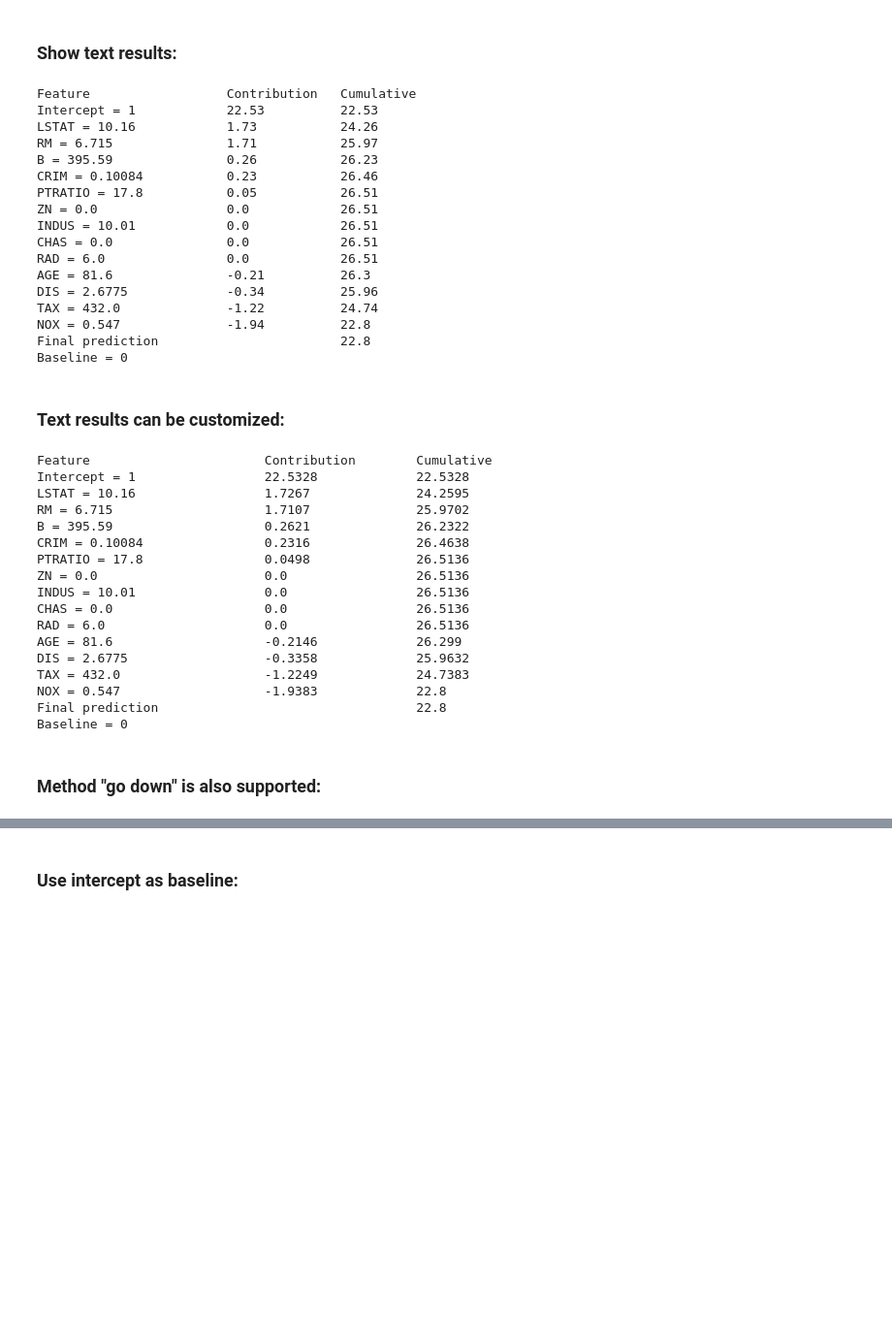
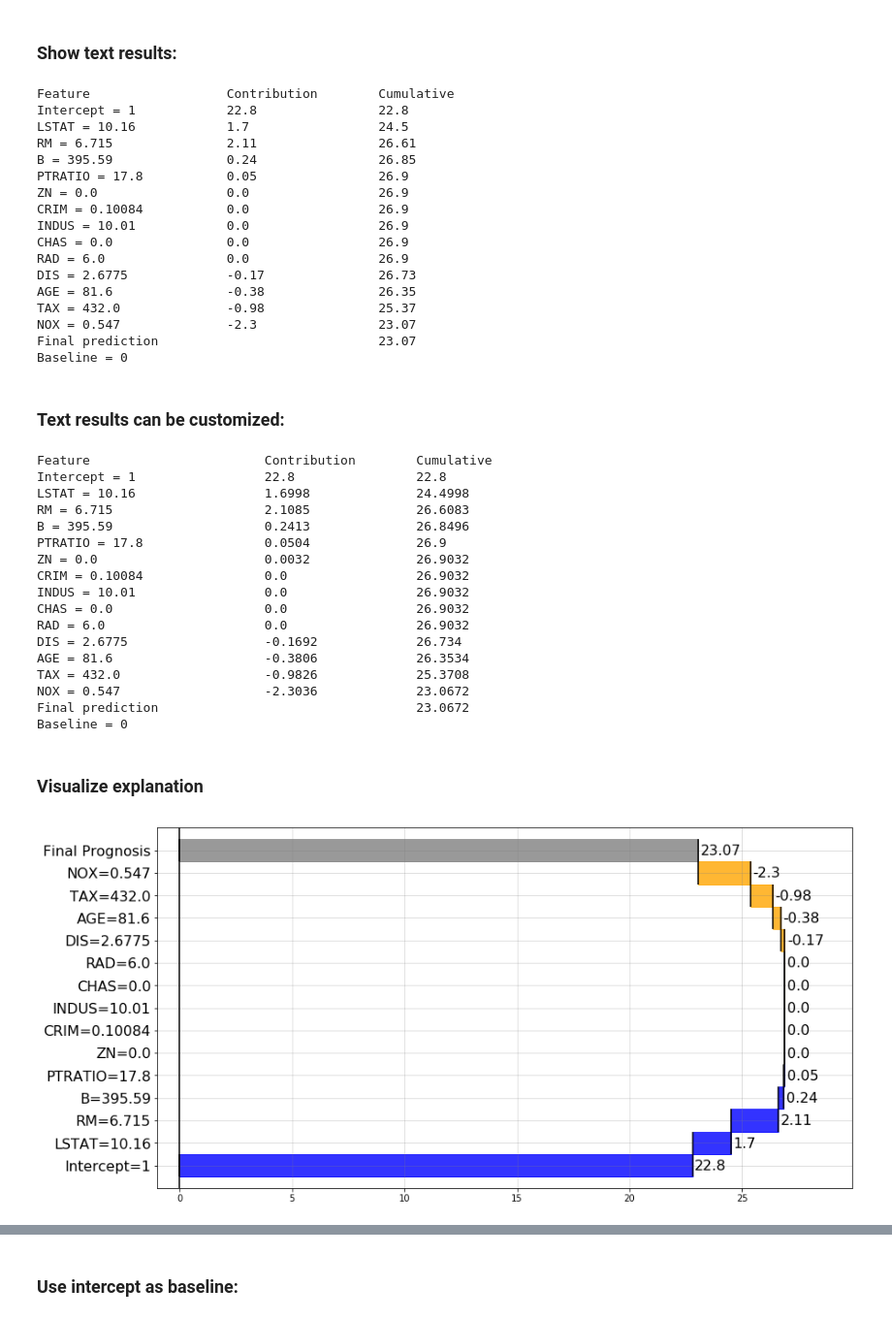
Before and after one commit to MI2DataLab/pyBreakDown, a Jupyter notebook: README.ipynb, the cells around one changed output, grey strips where cells are left out. Shown at 97% size. Drawn from its saved outputs; the diff is of its cells as text; code cells hidden in the pictures; blank space fills up the shorter version.

Commit message:
visualization functionalities

```diff
--- a/README.ipynb
+++ b/README.ipynb
@@ -19,36 +18,36 @@ Train any sklearn model
 # %%
 from sklearn import tree
 clf = tree.DecisionTreeRegressor()
-clf = clf.fit(data, x.target)
+clf = clf.fit(x.data, x.target)
 # %% [markdown]
 ### Create explainer object
 # %%
-explainer = e.Explainer(clf, x.feature_names)
+explainer = e.Explainer(clf, x.data, x.feature_names)
 # %% [markdown]
 ### Explain using "go up" method:
 # %%
-exp = explainer.explain(observation=data[111,:], data=data, direction="up", baseline=0)
+exp = explainer.explain(observation=x.data[111,:], direction="up", baseline=0)
 # %% [markdown]
 ### Show text results:
 # %%
 exp.text()
 # %% [output]
-Feature                  Contribution   Cumulative
-Intercept = 1            22.53          22.53
-LSTAT = 10.16            1.73           24.26
-RM = 6.715               1.71           25.97
-B = 395.59               0.26           26.23
-CRIM = 0.10084           0.23           26.46
-PTRATIO = 17.8           0.05           26.51
-ZN = 0.0                 0.0            26.51
-INDUS = 10.01            0.0            26.51
-CHAS = 0.0               0.0            26.51
-RAD = 6.0                0.0            26.51
-AGE = 81.6               -0.21          26.3
-DIS = 2.6775             -0.34          25.96
-TAX = 432.0              -1.22          24.74
-NOX = 0.547              -1.94          22.8
-Final prediction                        22.8
+Feature                  Contribution        Cumulative
+Intercept = 1            22.8                22.8
+LSTAT = 10.16            1.7                 24.5
+RM = 6.715               2.11                26.61
+B = 395.59               0.24                26.85
+PTRATIO = 17.8           0.05                26.9
+ZN = 0.0                 0.0                 26.9
+CRIM = 0.10084           0.0                 26.9
+INDUS = 10.01            0.0                 26.9
+CHAS = 0.0               0.0                 26.9
+RAD = 6.0                0.0                 26.9
+DIS = 2.6775             -0.17               26.73
+AGE = 81.6               -0.38               26.35
+TAX = 432.0              -0.98               25.37
+NOX = 0.547              -2.3                23.07
+Final prediction                             23.07
 Baseline = 0
 # %% [markdown]
 ### Text results can be customized:
@@ -56,21 +55,25 @@ Baseline = 0
 exp.text(fwidth=30, contwidth=20, cumulwidth=20, digits=4)
 # %% [output]
 Feature                       Contribution        Cumulative
-Intercept = 1                 22.5328             22.5328
-LSTAT = 10.16                 1.7267              24.2595
-RM = 6.715                    1.7107              25.9702
-B = 395.59                    0.2621              26.2322
-CRIM = 0.10084                0.2316              26.4638
-PTRATIO = 17.8                0.0498              26.5136
-ZN = 0.0                      0.0                 26.5136
-INDUS = 10.01                 0.0                 26.5136
-CHAS = 0.0                    0.0                 26.5136
-RAD = 6.0                     0.0                 26.5136
-AGE = 81.6                    -0.2146             26.299
-DIS = 2.6775                  -0.3358             25.9632
-TAX = 432.0                   -1.2249             24.7383
-NOX = 0.547                   -1.9383             22.8
-Final prediction                                  22.8
+Intercept = 1                 22.8                22.8
+LSTAT = 10.16                 1.6998              24.4998
+RM = 6.715                    2.1085              26.6083
+B = 395.59                    0.2413              26.8496
+PTRATIO = 17.8                0.0504              26.9
+ZN = 0.0                      0.0032              26.9032
+CRIM = 0.10084                0.0                 26.9032
+INDUS = 10.01                 0.0                 26.9032
+CHAS = 0.0                    0.0                 26.9032
+RAD = 6.0                     0.0                 26.9032
+DIS = 2.6775                  -0.1692             26.734
+AGE = 81.6                    -0.3806             26.3534
+TAX = 432.0                   -0.9826             25.3708
+NOX = 0.547                   -2.3036             23.0672
+Final prediction                                  23.0672
 Baseline = 0
-# %% [markdown]
-### Method "go down" is also supported:
+# %% [markdown]
+### Visualize explanation
+# %%
+exp.visualize()
+# %% [output]
+[figure, added]
```
Also changed, not shown: parts of 14 cells of this notebook, 1 other file.
